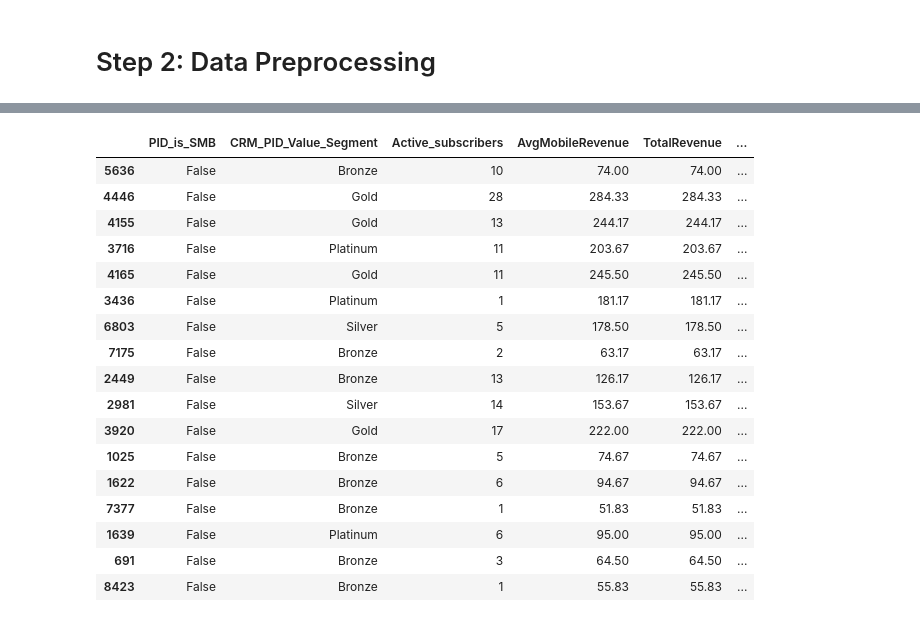
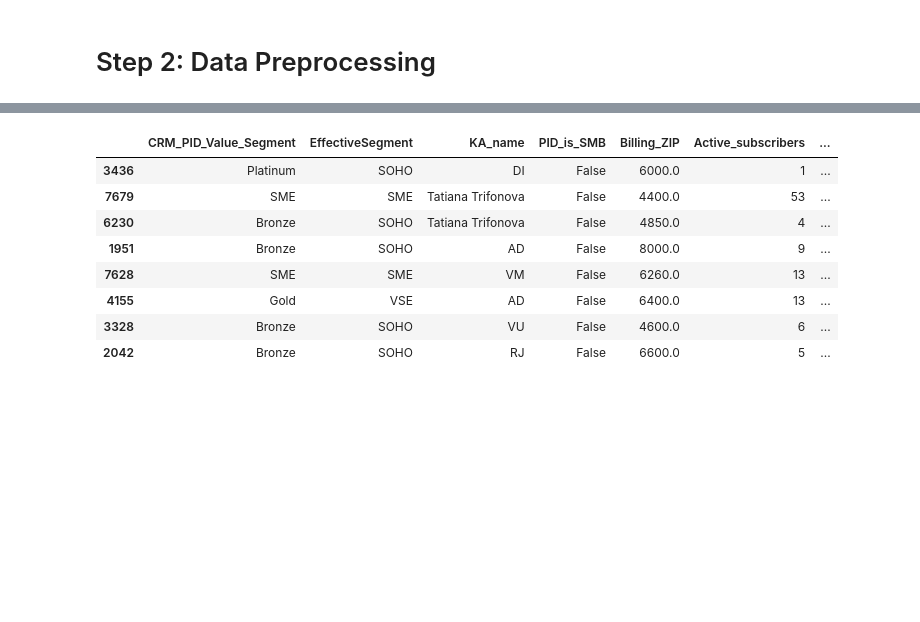
Before and after one commit to eode0004/FIT2082ResProj, a Jupyter notebook: ResProjModel.ipynb, the cells around one changed output, grey strips where cells are left out. Cells and saved outputs as stored; diff of their text form; code cells hidden in the pictures; blank space fills up the shorter version.

Commit message:
Updates to use XGBoost

```diff
--- a/ResProjModel.ipynb
+++ b/ResProjModel.ipynb
@@ -110,41 +114,63 @@ num_features = ["Billing_ZIP", "Active_subscribers", "Not_Active_subscribers", "
 
 # Selection of features for model training
 
-# train_features = cat_features + num_features
+train_features = cat_features + num_features
 
-train_features = [
-    "PID_is_SMB",
-    "CRM_PID_Value_Segment",
-    "Active_subscribers",
-    "AvgMobileRevenue",
-    "TotalRevenue"
-    ]
+class_weights = {0: 1, 1: 15.397085610200364}
+
+# train_features = [
+#     "PID_is_SMB",
+#     "CRM_PID_Value_Segment",
+#     "Active_subscribers",
+#     "AvgMobileRevenue",
+#     "TotalRevenue"
+#     ]
 
 X = X[train_features]
 
 # Definition of ColumnTransformer for preprocessing
-c_transformer = ColumnTransformer(
-    transformers=[
-        ("categorical", preprocessing.OneHotEncoder(handle_unknown="ignore"), list(set(cat_features) & set(train_features)) ),
-        ("numerical", "passthrough", list(set(num_features) & set(train_features)) )
-    ]
-)
+# c_transformer = ColumnTransformer(
+#     transformers=[
+#         ("categorical", preprocessing.OneHotEncoder(handle_unknown="ignore"), list(set(cat_features) & set(train_features)) ),
+#         ("numerical", "passthrough", list(set(num_features) & set(train_features)) )
+#     ]
+# )
 
-print(f"Column transformer has categorical features {list(set(cat_features) & set(train_features))} and numerical features {list(set(num_features) & set(train_features))}")
+# print(f"Column transformer has categorical features {list(set(cat_features) & set(train_features))} and numerical features {list(set(num_features) & set(train_features))}")
+
+
+# XGBoost prep
+for col in cat_features:
+    X[col] = X[col].astype('category')
 
 # Model pipeline
 clf_p = Pipeline([
-    ("preprocessor", c_transformer),
+    # ("preprocessor", c_transformer),
     # ("classifier", ensemble.RandomForestClassifier(
     #     n_estimators=500,
     #     class_weight="balanced",
     #     n_jobs=-1,
     #     random_state=42))
-    ("classifier", tree.DecisionTreeClassifier(
-        class_weight="balanced",
-        splitter="best",
-        max_depth=None,
-        random_state=42))
+
+    # ("classifier", tree.DecisionTreeClassifier(
+    #     class_weight="balanced",
+    #     splitter="best",
+    #     max_depth=None,
+    #     random_state=42))
+
+    ("classifier", xgb.XGBClassifier(
+        enable_categorical = True,
+        tree_method="hist",
+        n_estimators = 1000,
+        learning_rate = 0.1,
+        max_depth = None,
+        objective = 'binary:logistic',
+        eval_metric = 'aucpr',
+        scale_pos_weight = sum(class_weights.values()) / sum(class_weights.keys()),
+        max_delta_step = 1,
+        min_child_weight = 5,
+        random_state = 42
+    ))
 ])
 
 # Train/test split
@@ -197,21 +222,12 @@ weighted avg       0.89      0.87      0.88      1684
-|  | PID_is_SMB | CRM_PID_Value_Segment | Active_subscribers | AvgMobileRevenue | TotalRevenue | ... |
-| 5636 | False | Bronze | 10 | 74.00 | 74.00 | ... |
-| 4446 | False | Gold | 28 | 284.33 | 284.33 | ... |
-| 4155 | False | Gold | 13 | 244.17 | 244.17 | ... |
-| 3716 | False | Platinum | 11 | 203.67 | 203.67 | ... |
-| 4165 | False | Gold | 11 | 245.50 | 245.50 | ... |
-| 3436 | False | Platinum | 1 | 181.17 | 181.17 | ... |
-| 6803 | False | Silver | 5 | 178.50 | 178.50 | ... |
-| 7175 | False | Bronze | 2 | 63.17 | 63.17 | ... |
-| 2449 | False | Bronze | 13 | 126.17 | 126.17 | ... |
-| 2981 | False | Silver | 14 | 153.67 | 153.67 | ... |
-| 3920 | False | Gold | 17 | 222.00 | 222.00 | ... |
-| 1025 | False | Bronze | 5 | 74.67 | 74.67 | ... |
-| 1622 | False | Bronze | 6 | 94.67 | 94.67 | ... |
-| 7377 | False | Bronze | 1 | 51.83 | 51.83 | ... |
-| 1639 | False | Platinum | 6 | 95.00 | 95.00 | ... |
-| 691 | False | Bronze | 3 | 64.50 | 64.50 | ... |
-| 8423 | False | Bronze | 1 | 55.83 | 55.83 | ... |
+|  | CRM_PID_Value_Segment | EffectiveSegment | KA_name | PID_is_SMB | Billing_ZIP | Active_subscribers | ... |
+| 3436 | Platinum | SOHO | DI | False | 6000.0 | 1 | ... |
+| 7679 | SME | SME | Tatiana Trifonova | False | 4400.0 | 53 | ... |
+| 6230 | Bronze | SOHO | Tatiana Trifonova | False | 4850.0 | 4 | ... |
+| 1951 | Bronze | SOHO | AD | False | 8000.0 | 9 | ... |
+| 7628 | SME | SME | VM | False | 6260.0 | 13 | ... |
+| 4155 | Gold | VSE | AD | False | 6400.0 | 13 | ... |
+| 3328 | Bronze | SOHO | VU | False | 4600.0 | 6 | ... |
+| 2042 | Bronze | SOHO | RJ | False | 6600.0 | 5 | ... |
 # %%
 t_df[t_df["Prediction_type"] == "False Positive"].sort_values(by="Predicted_Churn_Probability", ascending=False).head(20) # Sort by predicted probability for easier analysis
 # %% [output]
```
Also changed, not shown: parts of 6 cells of this notebook, 1 other file.
